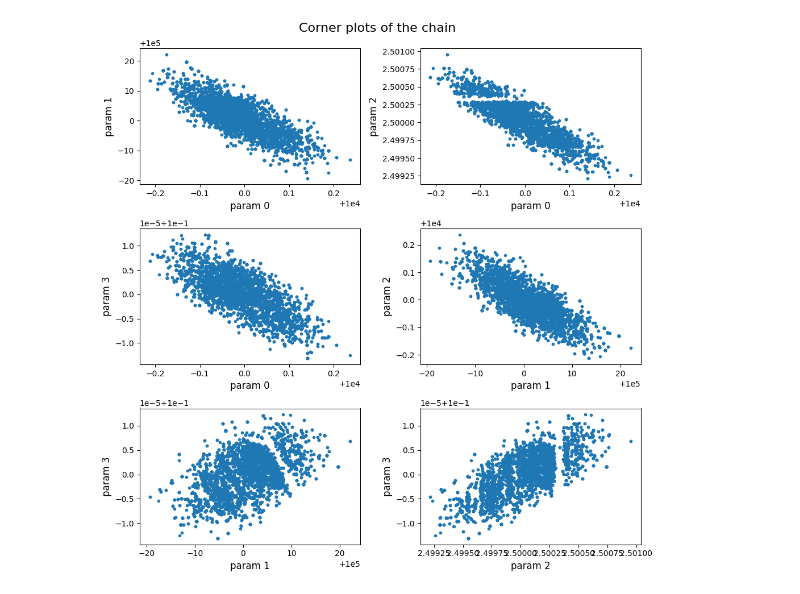
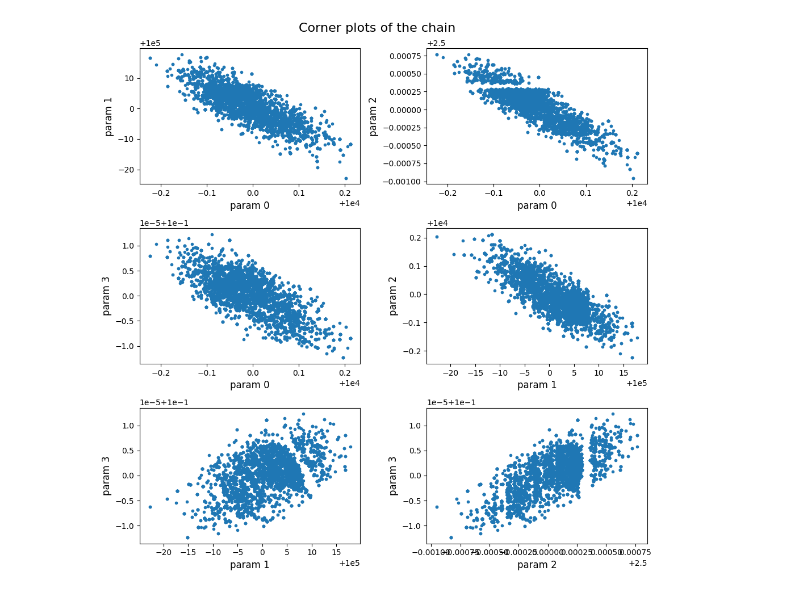
Before and after one commit to aryana-haghjoo/My-Project, a Jupyter notebook: code_final/known_curve/mcmc_on_samples.ipynb, the cells around one changed output. Saved outputs shown, nothing was run; the diff lists cells and outputs as text; code cells hidden in the pictures.

```diff
--- a/code_final/known_curve/mcmc_on_samples.ipynb
+++ b/code_final/known_curve/mcmc_on_samples.ipynb
@@ -148,35 +159,35 @@ plt.show()
 # %%
-params_cut = params[10:, :]
+params_cut = params[1000:, :]
 #params_cut = np.copy(params)
 fig5, ax_list = plt.subplots(3, 2, figsize=(10,10))
 fig5.suptitle('Corner plots of the chain', fontsize=16)
 
 ax_list[0, 0].plot(params_cut[:, 0], params_cut[:, 1], linestyle = "", marker=".")
 ax_list[0, 0].set_ylabel('param 1', fontsize=12)
 ax_list[0, 0].set_xlabel('param 0', fontsize=12)
 
 ax_list[0, 1].plot(params_cut[:, 0], params_cut[:, 2], linestyle = "", marker=".")
 ax_list[0, 1].set_ylabel('param 2', fontsize=12)
 ax_list[0, 1].set_xlabel('param 0', fontsize=12)
 
 ax_list[1, 0].plot(params_cut[:, 0], params_cut[:, 3], linestyle = "", marker=".")
 ax_list[1, 0].set_ylabel('param 3', fontsize=12)
 ax_list[1, 0].set_xlabel('param 0', fontsize=12)
 
 ax_list[1, 1].plot(params_cut[:, 1], params_cut[:, 0], linestyle = "", marker=".")
 ax_list[1, 1].set_ylabel('param 2', fontsize=12)
 ax_list[1, 1].set_xlabel('param 1', fontsize=12)
 
 ax_list[2, 0].plot(params_cut[:, 1], params_cut[:, 3], linestyle = "", marker=".")
 ax_list[2, 0].set_ylabel('param 3', fontsize=12)
 ax_list[2, 0].set_xlabel('param 1', fontsize=12)
 
 ax_list[2, 1].plot(params_cut[:, 2], params_cut[:, 3], linestyle = "", marker=".")
 ax_list[2, 1].set_ylabel('param 3', fontsize=12)
 ax_list[2, 1].set_xlabel('param 2', fontsize=12)
 
 plt.tight_layout()
 plt.savefig('corner_plots.png')
 plt.show()
 # %% [output]
-[figure, old version]
+[figure, new version]
```
Also changed, not shown: parts of 7 cells of this notebook, 7 other files.
